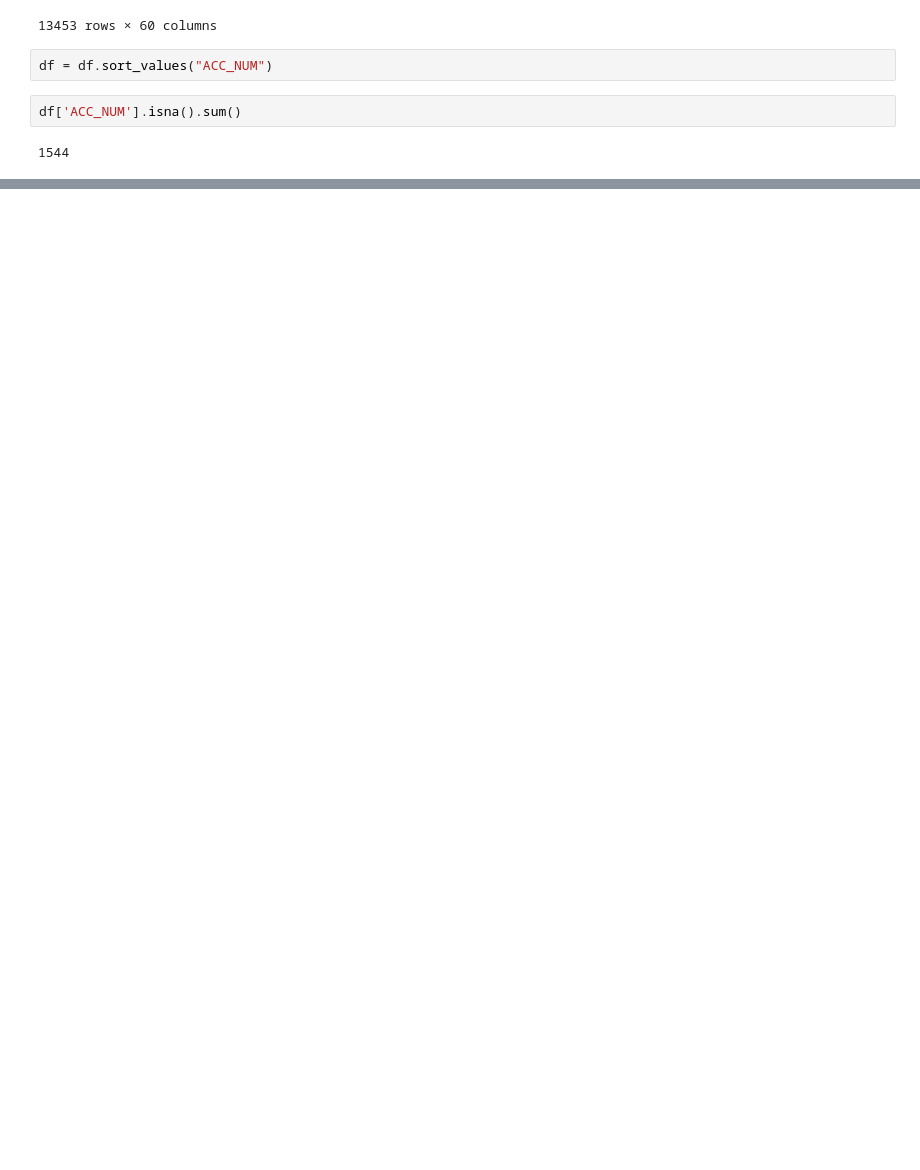
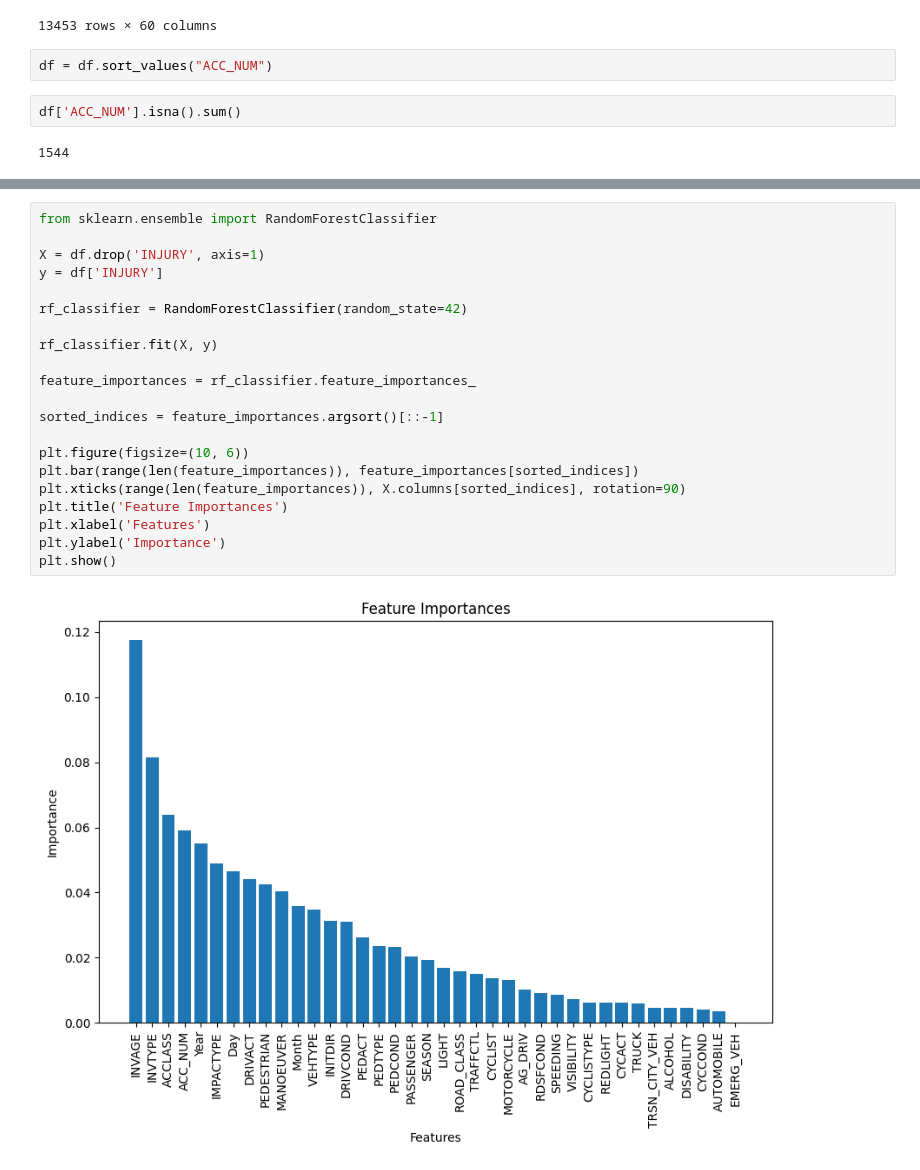
Before and after one commit to Raaj-4320/Kaggle-competition-, a Jupyter notebook: ASSIGNMENT_2_2.ipynb, the cells around one changed output, grey strips where cells are left out. Cells and saved outputs as stored; diff of their text form; blank space fills up the shorter version.

```diff
--- a/ASSIGNMENT_2_2.ipynb
+++ b/ASSIGNMENT_2_2.ipynb
@@ -606,0 +868,23 @@ Name: LOCCOORD, Length: 15000, dtype: object
+# %%
+from sklearn.ensemble import RandomForestClassifier
+
+X = df.drop('INJURY', axis=1)
+y = df['INJURY']
+
+rf_classifier = RandomForestClassifier(random_state=42)
+
+rf_classifier.fit(X, y)
+
+feature_importances = rf_classifier.feature_importances_
+
+sorted_indices = feature_importances.argsort()[::-1]
+
+plt.figure(figsize=(10, 6))
+plt.bar(range(len(feature_importances)), feature_importances[sorted_indices])
+plt.xticks(range(len(feature_importances)), X.columns[sorted_indices], rotation=90)
+plt.title('Feature Importances')
+plt.xlabel('Features')
+plt.ylabel('Importance')
+plt.show()
+# %% [output]
+[figure, added]
```
Also changed, not shown: parts of 34 cells of this notebook.
